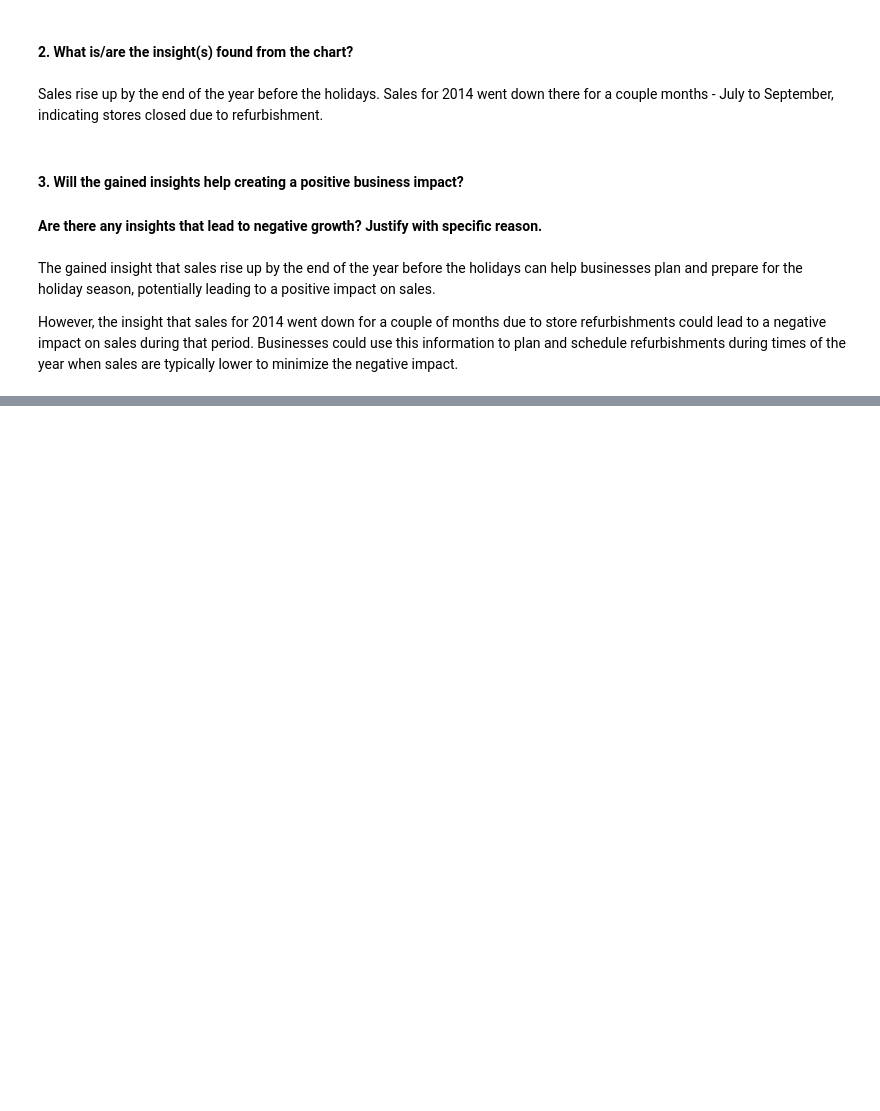
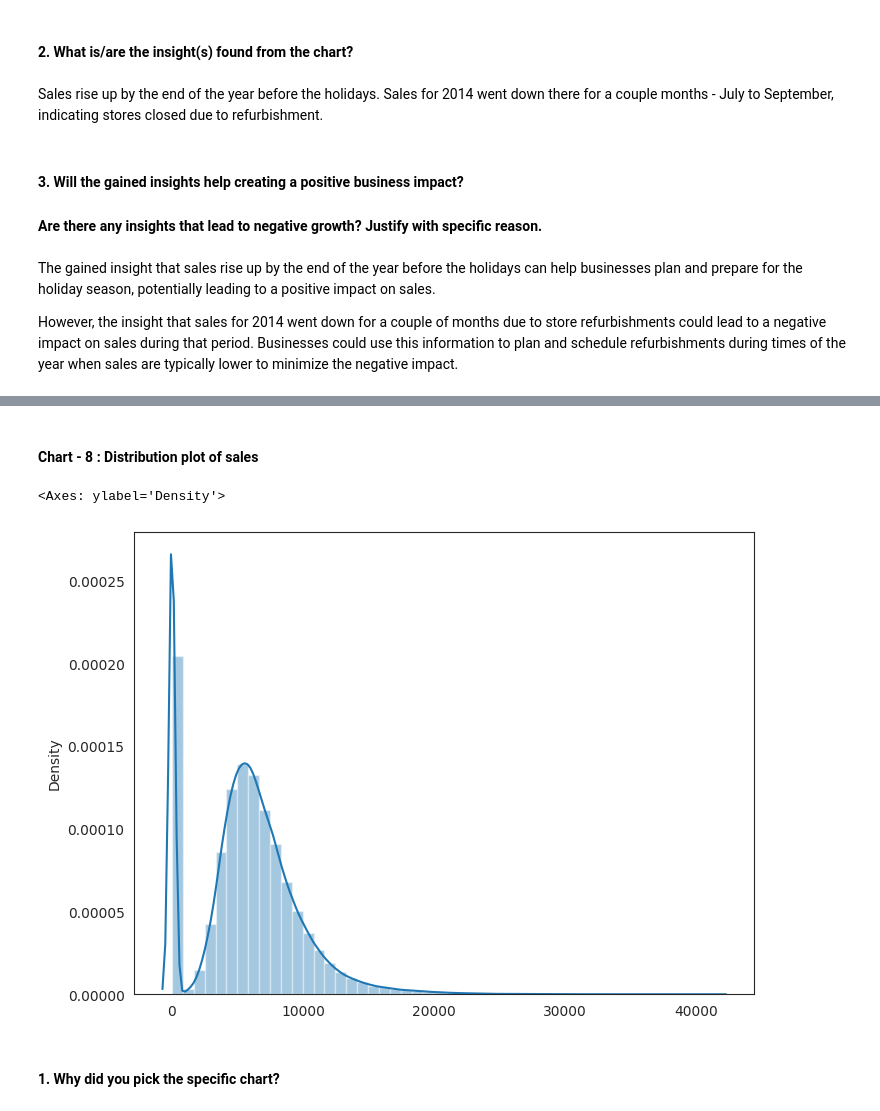
Before and after one commit to shrikantkute/Retail_Sales_Prediction, a Jupyter notebook: Retail_Sales_Prediction_Shrikant_Kute.ipynb, the cells around one changed output, grey strips where cells are left out. Saved outputs shown, nothing was run; the diff lists cells and outputs as text; code cells hidden in the pictures; blank space fills up the shorter version.

```diff
--- a/Retail_Sales_Prediction_Shrikant_Kute.ipynb
+++ b/Retail_Sales_Prediction_Shrikant_Kute.ipynb
@@ -628,0 +679,12 @@ The gained insight that sales rise up by the end of the year before the holidays
+# %% [markdown]
+#### Chart - 8  : Distribution plot of sales
+# %%
+# Chart - 8 Visualization code
+# Distribution plot of Sales
+plt.rcParams['figure.figsize'] = (8, 6)
+sns.distplot(x=df['Sales'])
+# %% [output]
+<Axes: ylabel='Density'>
+[figure, added]
+# %% [markdown]
+#### 1. Why did you pick the specific chart?
```
Also changed, not shown: parts of 53 cells of this notebook.
